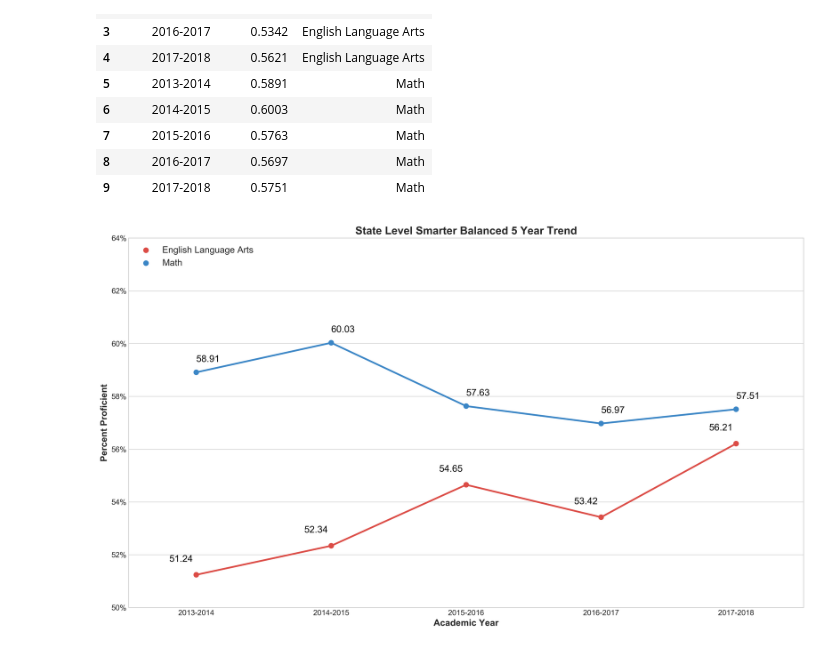
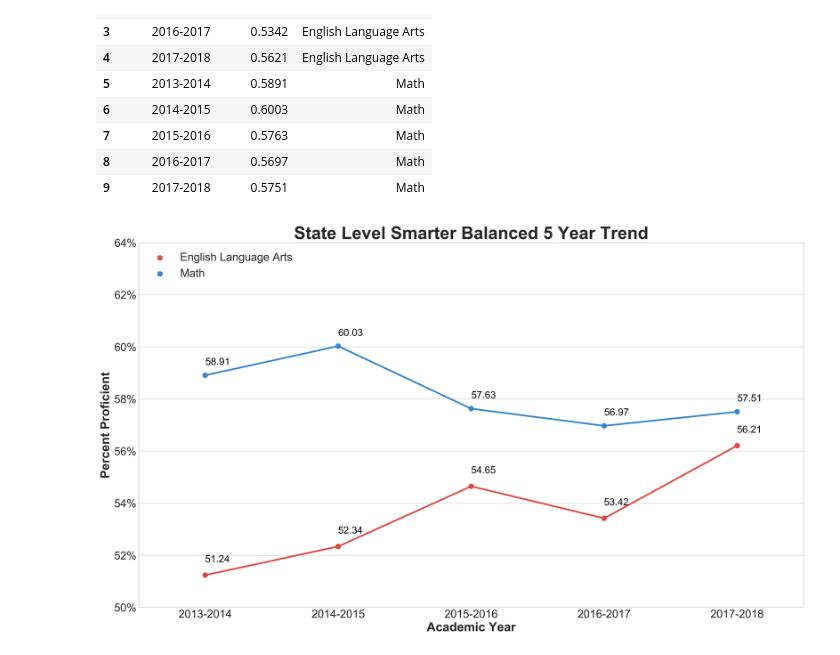
Before and after one commit to CentsOfFate/Miscellaneous-Projects, a Jupyter notebook: Files/Example Seaborn Graphs (Fake Data).ipynb, the cells around one changed output. Saved outputs shown, nothing was run; the diff lists cells and outputs as text; code cells hidden in the pictures.

```diff
--- a/Files/Example Seaborn Graphs (Fake Data).ipynb
+++ b/Files/Example Seaborn Graphs (Fake Data).ipynb
@@ -42,40 +42,40 @@ sns.set_style('whitegrid')
 # Set Custom Color Palette
 flatui = ["#DC4C46", "#3b86c6", "#95a5a6", "#e74c3c", "#34495e", "#2ecc71"]
 sns.set_palette(flatui)
 
 fig = plt.figure(figsize = (19.20, 10.80), dpi = 300)
 ax = sns.pointplot(x = "Academic_Year", y = "Proficiency", hue = "Type",
                    data = df)
 
 # Title, x-axis, y-axis
-plt.title('State Level Smarter Balanced 5 Year Trend', size = 'xx-large', fontweight = 'bold')
-plt.xlabel('Academic Year', size = 'x-large', fontweight = 'bold')
-plt.ylabel('Percent Proficient', size = 'x-large', fontweight = 'bold')
+plt.title('State Level Smarter Balanced 5 Year Trend', size = 28, fontweight = 'bold')
+plt.xlabel('Academic Year', size = 20, fontweight = 'bold')
+plt.ylabel('Percent Proficient', size = 20, fontweight = 'bold')
 
 # Ticks larger
-plt.xticks(size = 'large')
-plt.yticks(size = 'large')
+plt.xticks(size = 18)
+plt.yticks(size = 18)
 
 # Set Ticks
 plt.ylim(0.50, 0.64)
 
 # Set Y-Axis to be in Percentage Form
 ax.yaxis.set_major_formatter(FuncFormatter(lambda y, _: '{:.0%}'.format(y)))
 
 # Set Legend
-ax.legend(loc = 2, fontsize = 'x-large')
+ax.legend(loc = 2, fontsize = 18)
 
 # Grab Percents for ELA and Math
 elalist = df['Proficiency'].head(5)
 mathlist = df['Proficiency'].tail(5)
 
 # Label Data Points
-[ax.text(p[0]-.2, p[1] +.005, round(p[1] * 100, 2), color = 'black', fontsize = 15) for p in zip(ax.get_xticks(), elalist)]
-[ax.text(p[0], p[1] +.004, round(p[1] * 100, 2), color = 'black', fontsize = 15) for p in zip(ax.get_xticks(), mathlist)]
+[ax.text(p[0] - .002, p[1] +.005, round(p[1] * 100, 2), color = 'black', fontsize = 16) for p in zip(ax.get_xticks(), elalist)]
+[ax.text(p[0] - ., p[1] +.004, round(p[1] * 100, 2), color = 'black', fontsize = 16) for p in zip(ax.get_xticks(), mathlist)]
 
 # Show Graph and Dataframe
 plt.show()
 
-fig.savefig('myimage.png', dpi = 1200)
+#fig.savefig('myimage.png', dpi = 1200, bbox_inches = 'tight')
 # %% [output]
-[figure, old version]
+[figure, new version]
```
